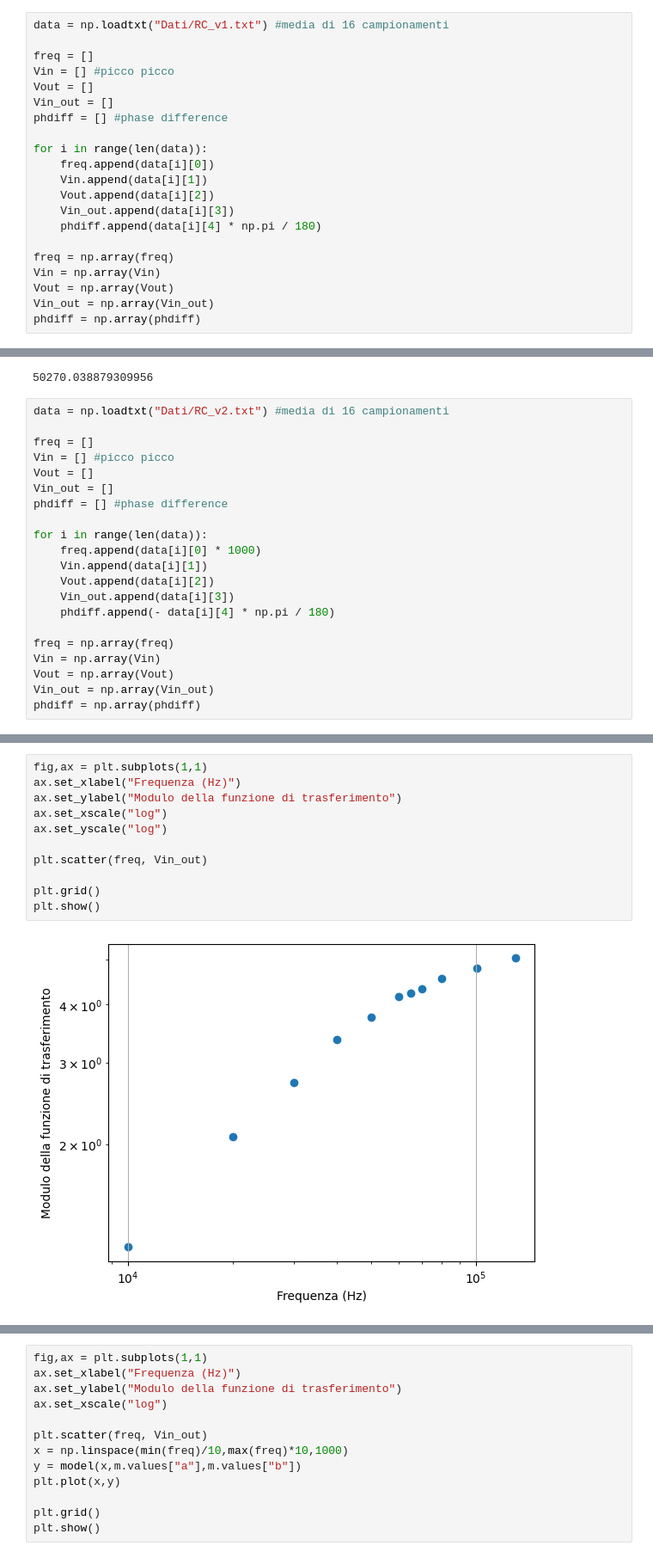
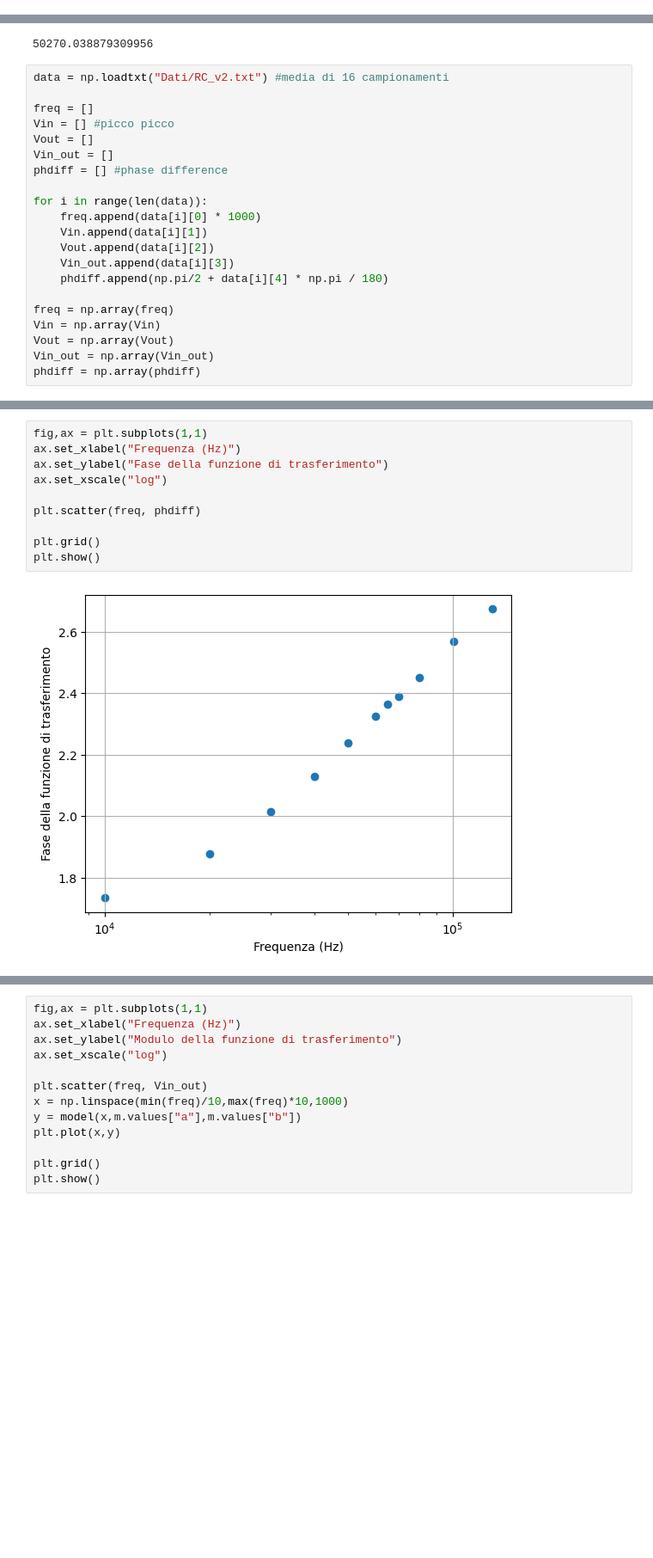
Before and after one commit to ARossiUnimib/Laboratorio-2---Gruppo-21-A.A.-2023-24, a Jupyter notebook: Notebooks/Circuiti_3/Circuiti_3.ipynb, the cells around one changed output, grey strips where cells are left out. Shown: that part at 86% size. Drawn from its saved outputs; the diff is of its cells as text; blank space fills up the shorter version.

```diff
--- a/Notebooks/Circuiti_3/Circuiti_3.ipynb
+++ b/Notebooks/Circuiti_3/Circuiti_3.ipynb
@@ -21,21 +12,0 @@ print(freq)
-# %%
-data = np.loadtxt("Dati/RC_v1.txt") #media di 16 campionamenti
-
-freq = []
-Vin = [] #picco picco
-Vout = []
-Vin_out = []
-phdiff = [] #phase difference
-
-for i in range(len(data)):
-    freq.append(data[i][0])
-    Vin.append(data[i][1])
-    Vout.append(data[i][2])
-    Vin_out.append(data[i][3])
-    phdiff.append(data[i][4] * np.pi / 180)
-
-freq = np.array(freq)
-Vin = np.array(Vin)
-Vout = np.array(Vout)
-Vin_out = np.array(Vin_out)
-phdiff = np.array(phdiff)
@@ -166,7 +33,7 @@ for i in range(len(data)):
     Vin.append(data[i][1])
     Vout.append(data[i][2])
     Vin_out.append(data[i][3])
-    phdiff.append(- data[i][4] * np.pi / 180)
+    phdiff.append(np.pi/2 + data[i][4] * np.pi / 180)
 
 freq = np.array(freq)
 Vin = np.array(Vin)
@@ -189,13 +62,12 @@ plt.show()
 # %%
 fig,ax = plt.subplots(1,1)
 ax.set_xlabel("Frequenza (Hz)")
-ax.set_ylabel("Modulo della funzione di trasferimento")
+ax.set_ylabel("Fase della funzione di trasferimento")
 ax.set_xscale("log")
-ax.set_yscale("log")
 
-plt.scatter(freq, Vin_out)
+plt.scatter(freq, phdiff)
 
 plt.grid()
 plt.show()
 # %% [output]
-[figure, old version]
+[figure, new version]
```
Also changed, not shown: parts of 31 cells of this notebook.
